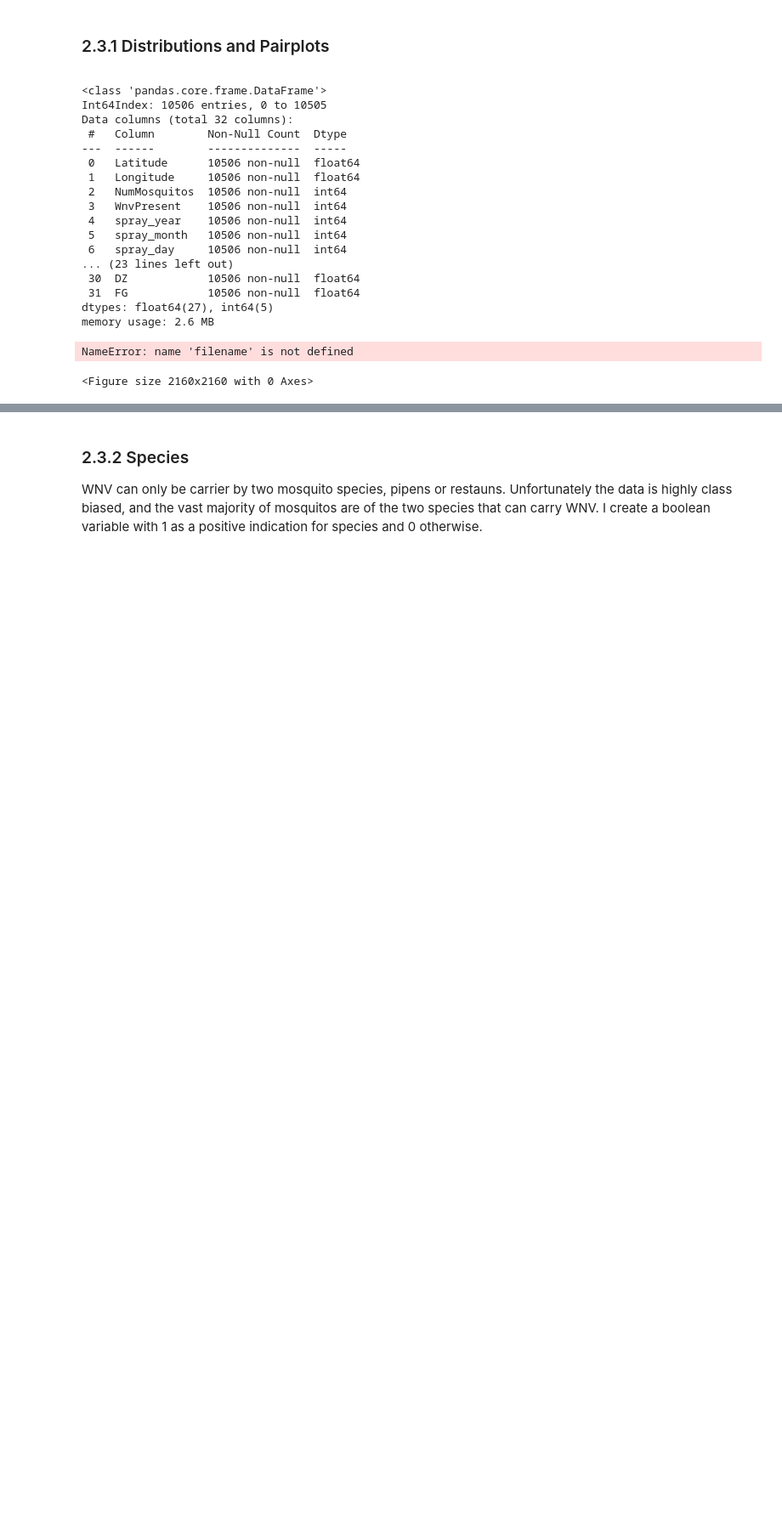
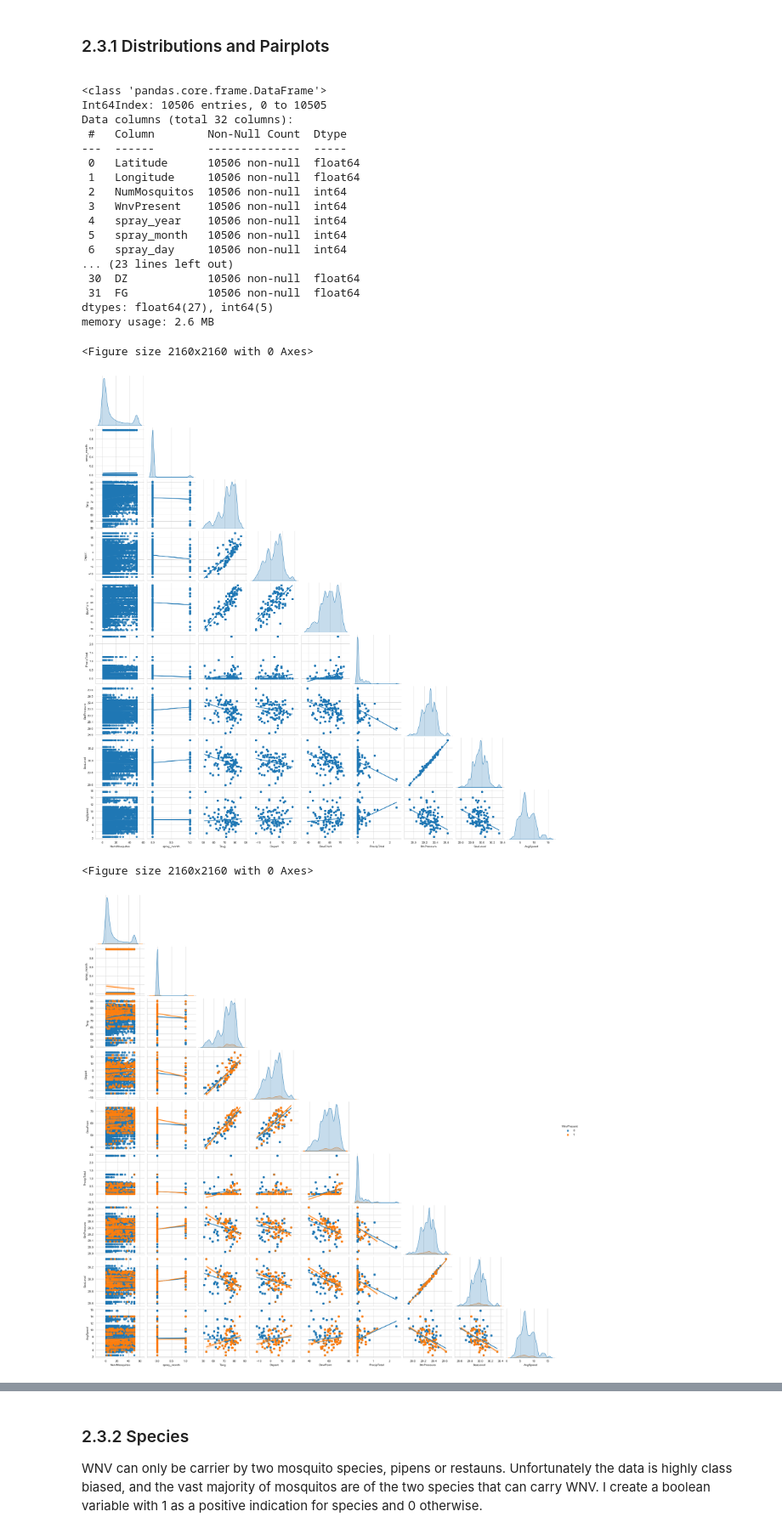
Before and after one commit to jonjacobs24/wnv-prediction, a Jupyter notebook: 01 EDA 2.ipynb, the cells around one changed output, grey strips where cells are left out. Shown at 85% size. Saved outputs shown, nothing was run; the diff lists cells and outputs as text; code cells hidden in the pictures; blank space fills up the shorter version.

```diff
--- a/01 EDA 2.ipynb
+++ b/01 EDA 2.ipynb
@@ -602,11 +605,20 @@ memory usage: 2.6 MB
 # %%
 vars1 = ['NumMosquitos','spray_month','Tavg','Depart','DewPoint','PrecipTotal','StnPressure','SeaLevel','AvgSpeed']
 
-def p_plot(df,v,file_name):
-    ax = plt.figure(figsize = (30,30))
-    sns.pairplot(df,vars=v,corner=True, kind ='reg')
-    plt.savefig(filename,dpi=60)
-p_plot(df_num, vars1, './plots/pairplot.png')
+def p_plot(df,v,file_name, h=False):
+    if h:
+        ax = plt.figure(figsize = (30,30))
+        sns.pairplot(df,vars=v,corner=True, kind ='reg',diag_kind ='kde', hue='WnvPresent');
+        plt.savefig(file_name,dpi=100)
+    else :
+        ax = plt.figure(figsize = (30,30))
+        sns.pairplot(df,vars=v,corner=True, kind ='reg',diag_kind ='kde');
+        plt.savefig(file_name,dpi=100)
-# %% [output]
-NameError: name 'filename' is not defined
-<Figure size 2160x2160 with 0 Axes>
+# %%
+p_plot(df_num, vars1,'./plots/pairplot1.png',h=False)
+p_plot(df_num, vars1,'./plots/pairplot1_with_hue.png',h=True)
+# %% [output]
+<Figure size 2160x2160 with 0 Axes>
+[figure, added]
+<Figure size 2160x2160 with 0 Axes>
+[figure, added]
```
Also changed, not shown: parts of 75 cells of this notebook, 7 other files.
